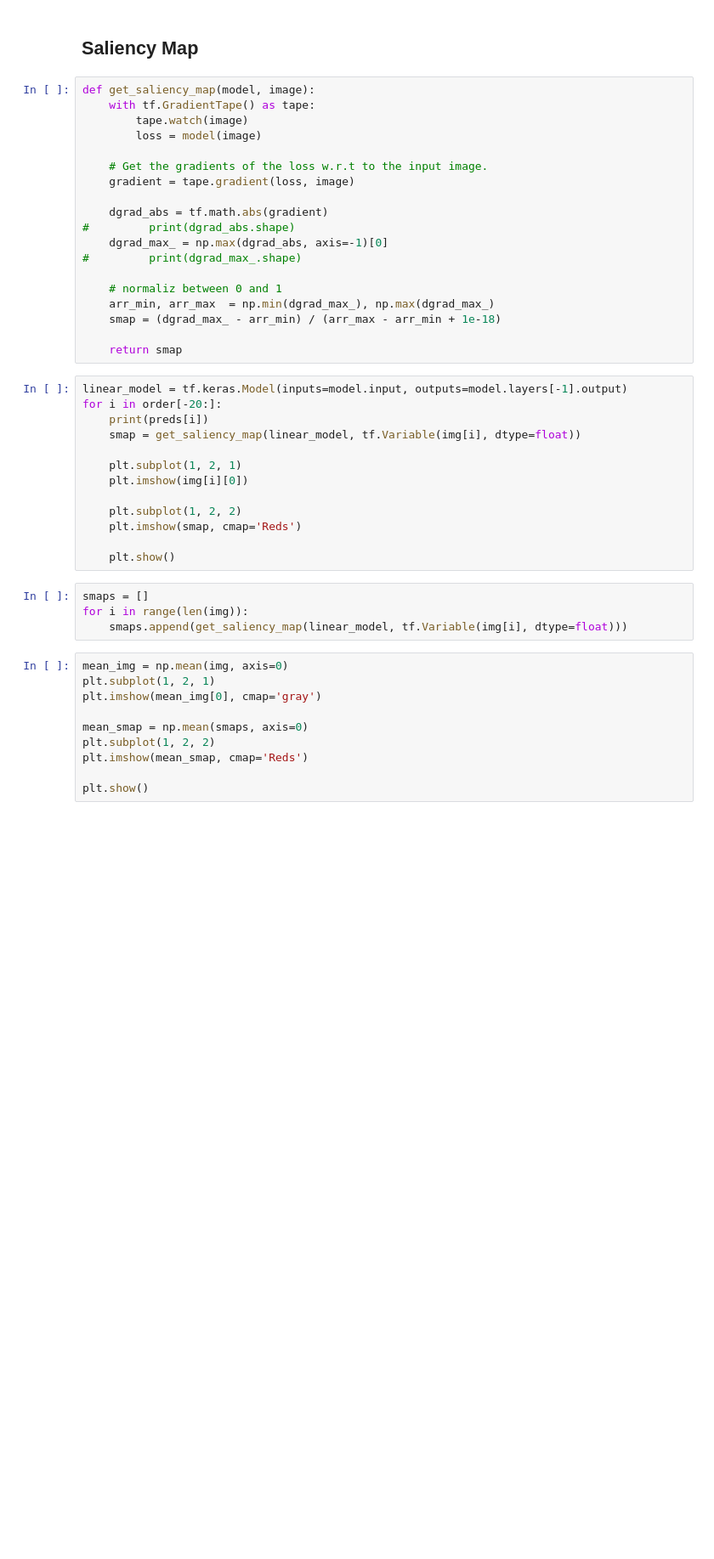
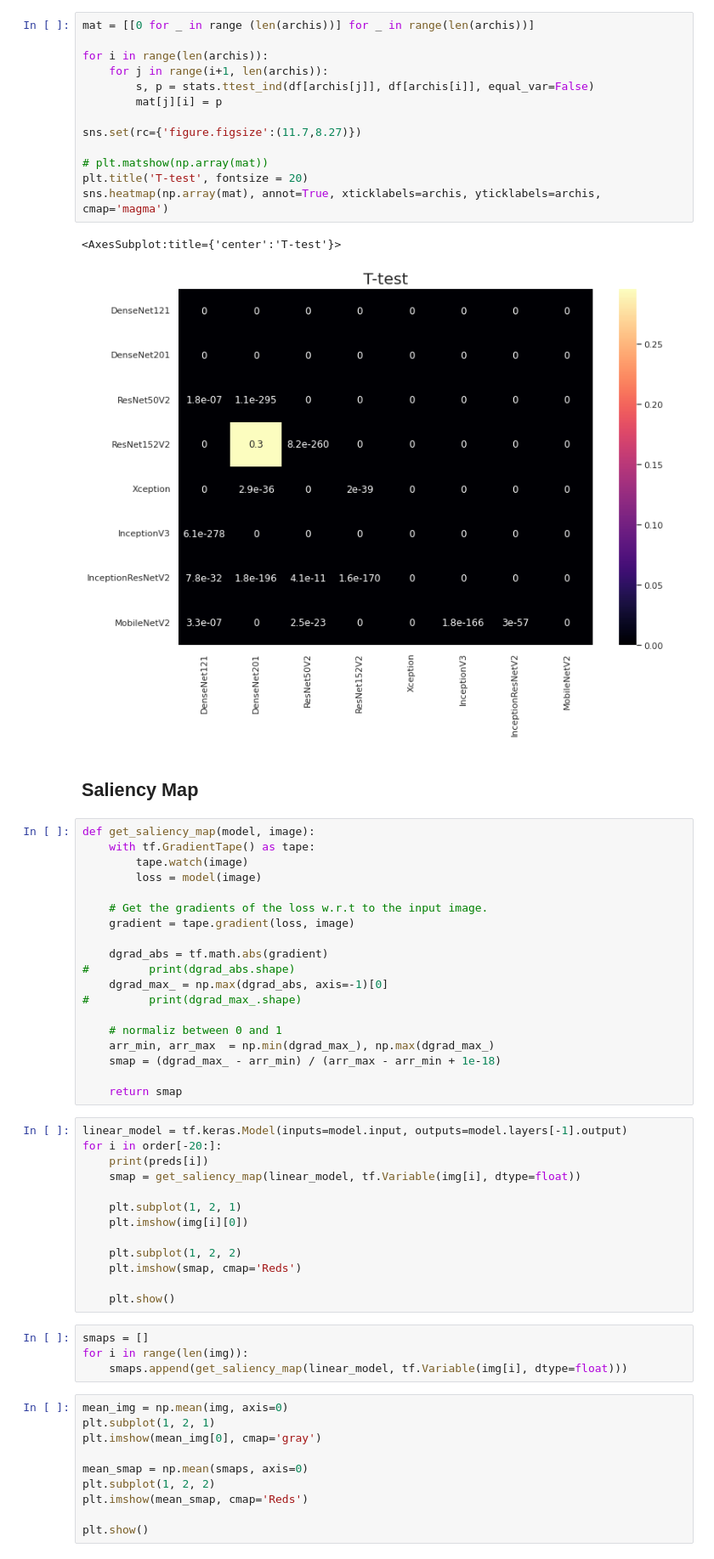
Before and after one commit to Ryan-RE-Wang/COPD-project, a Jupyter notebook: COPD_model_interpretation.ipynb, the cells around one changed output. Shown at 85% size. Drawn from its saved outputs; the diff is of its cells as text; blank space fills up the shorter version.

```diff
--- a/COPD_model_interpretation.ipynb
+++ b/COPD_model_interpretation.ipynb
@@ -100,3 +410,19 @@ plt.show()
+# %%
+mat = [[0 for _ in range (len(archis))] for _ in range(len(archis))]
+
+for i in range(len(archis)):
+    for j in range(i+1, len(archis)):
+        s, p = stats.ttest_ind(df[archis[j]], df[archis[i]], equal_var=False)
+        mat[j][i] = p
+
+sns.set(rc={'figure.figsize':(11.7,8.27)})
+
+# plt.matshow(np.array(mat))
+plt.title('T-test', fontsize = 20)
+sns.heatmap(np.array(mat), annot=True, xticklabels=archis, yticklabels=archis, cmap='magma')
+# %% [output]
+<AxesSubplot:title={'center':'T-test'}>
+[figure, added]
 # %% [markdown]
 ## Saliency Map
 # %%
```
Also changed, not shown: parts of 19 cells of this notebook, 14 other files.
